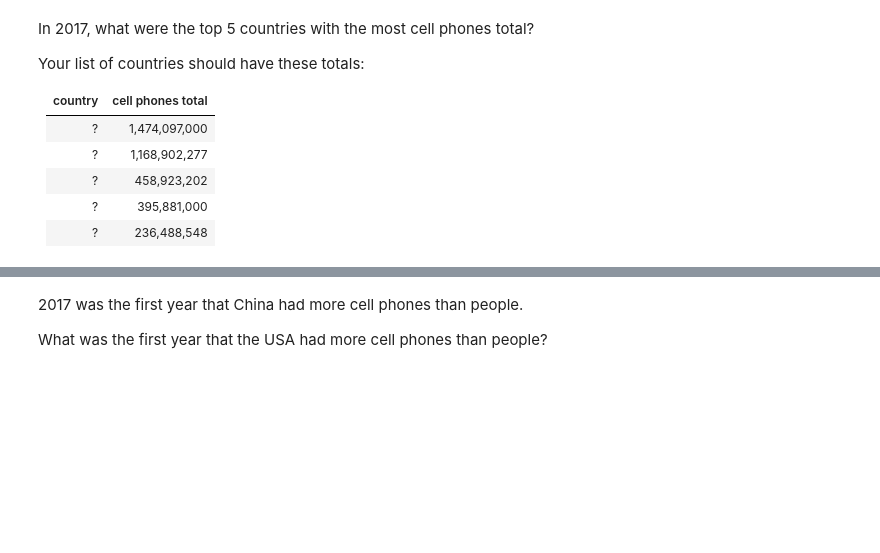
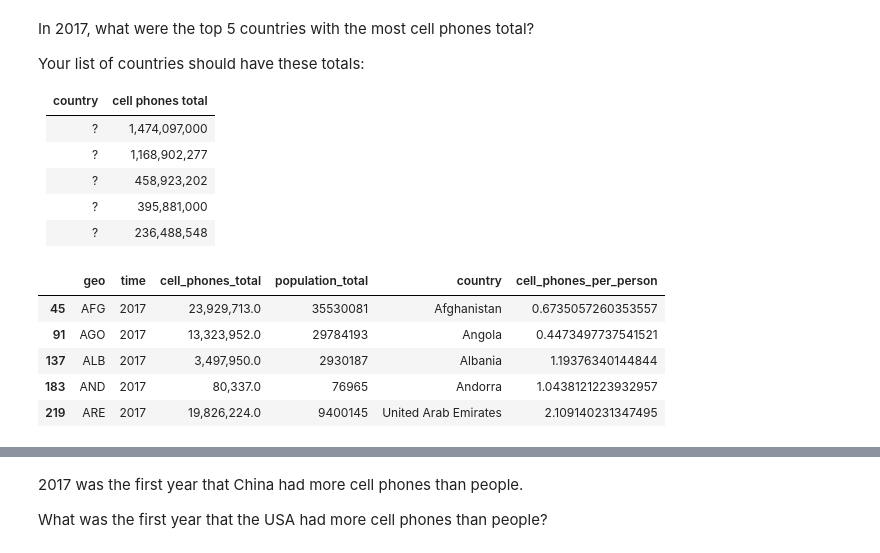
Before and after one commit to AndrewMarksArt/AndrewMarksArt.github.io, a Jupyter notebook: DS_Unit_1_Sprint_Challenge_2_Data_Wrangling_and_Storytelling.ipynb, the cells around one changed output, grey strips where cells are left out. Cells and saved outputs as stored; diff of their text form; code cells hidden in the pictures; blank space fills up the shorter version.

```diff
--- a/DS_Unit_1_Sprint_Challenge_2_Data_Wrangling_and_Storytelling.ipynb
+++ b/DS_Unit_1_Sprint_Challenge_2_Data_Wrangling_and_Storytelling.ipynb
@@ -201,3 +215,13 @@ Your list of countries should have these totals:
 # %%
 # This optional code formats float numbers with comma separators
 pd.options.display.float_format = '{:,}'.format
+# %%
+yr_2017 = merged[merged['time'] == 2017]
+yr_2017.head()
+# %% [output]
+|  | geo | time | cell_phones_total | population_total | country | cell_phones_per_person |
+| 45 | AFG | 2017 | 23,929,713.0 | 35530081 | Afghanistan | 0.6735057260353557 |
+| 91 | AGO | 2017 | 13,323,952.0 | 29784193 | Angola | 0.4473497737541521 |
+| 137 | ALB | 2017 | 3,497,950.0 | 2930187 | Albania | 1.19376340144844 |
+| 183 | AND | 2017 | 80,337.0 | 76965 | Andorra | 1.0438121223932957 |
+| 219 | ARE | 2017 | 19,826,224.0 | 9400145 | United Arab Emirates | 2.109140231347495 |
```
Also changed, not shown: parts of 6 cells of this notebook.
